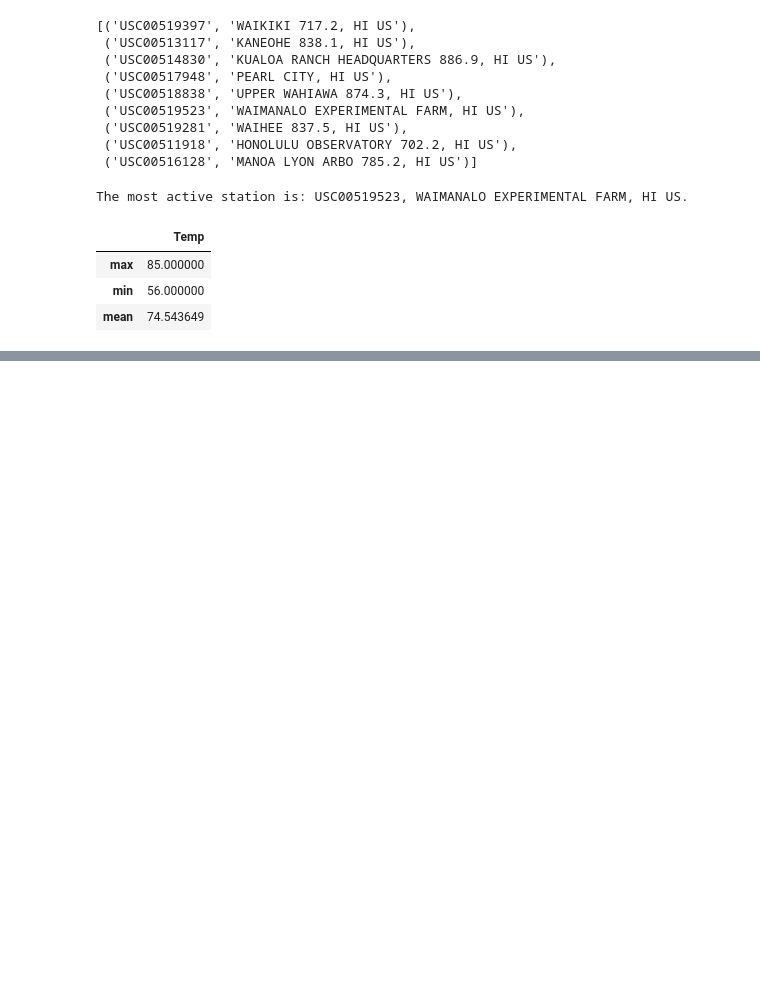
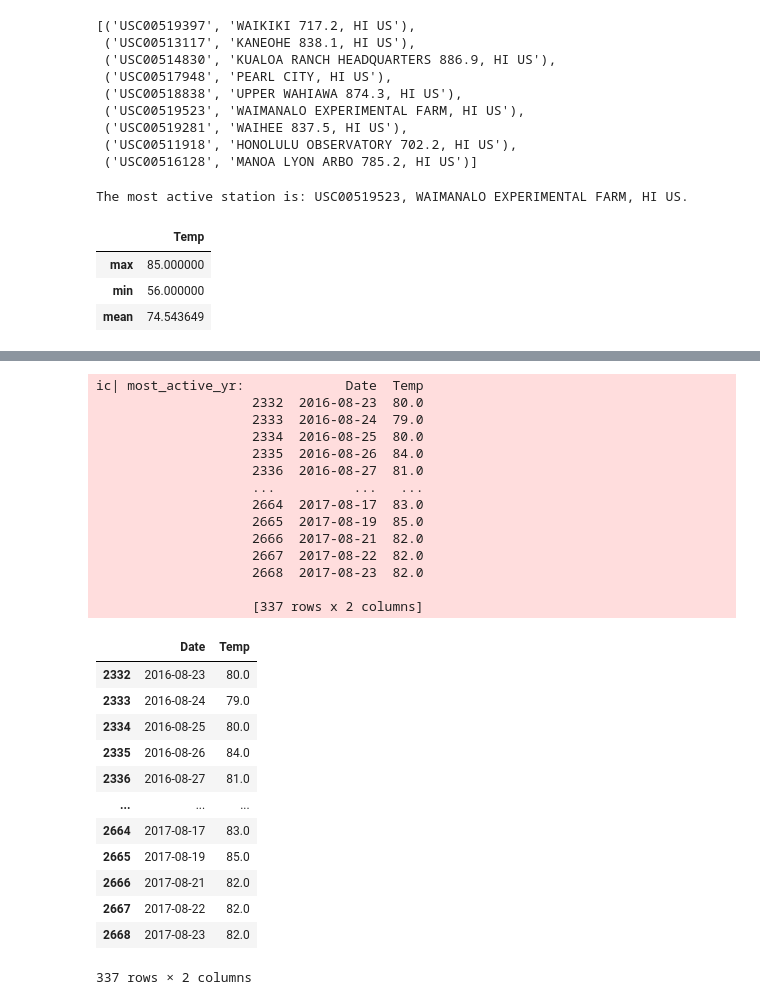
Before and after one commit to rromang/sqlalchemy-challenge, a Jupyter notebook: climate.ipynb, the cells around one changed output, grey strips where cells are left out. Cells and saved outputs as stored; diff of their text form; code cells hidden in the pictures; blank space fills up the shorter version.

```diff
--- a/climate.ipynb
+++ b/climate.ipynb
@@ -244,0 +247,31 @@ plt.show()
+# %%
+most_active_yr = most_active_df[most_active_df['Date']>= '2016-08-23'].sort_values('Date')
+ic(most_active_yr)
+# %% [output]
+ic| most_active_yr:             Date  Temp
+                    2332  2016-08-23  80.0
+                    2333  2016-08-24  79.0
+                    2334  2016-08-25  80.0
+                    2335  2016-08-26  84.0
+                    2336  2016-08-27  81.0
+                    ...          ...   ...
+                    2664  2017-08-17  83.0
+                    2665  2017-08-19  85.0
+                    2666  2017-08-21  82.0
+                    2667  2017-08-22  82.0
+                    2668  2017-08-23  82.0
+
+                    [337 rows x 2 columns]
+|  | Date | Temp |
+| 2332 | 2016-08-23 | 80.0 |
+| 2333 | 2016-08-24 | 79.0 |
+| 2334 | 2016-08-25 | 80.0 |
+| 2335 | 2016-08-26 | 84.0 |
+| 2336 | 2016-08-27 | 81.0 |
+| ... | ... | ... |
+| 2664 | 2017-08-17 | 83.0 |
+| 2665 | 2017-08-19 | 85.0 |
+| 2666 | 2017-08-21 | 82.0 |
+| 2667 | 2017-08-22 | 82.0 |
+| 2668 | 2017-08-23 | 82.0 |
+337 rows × 2 columns
```
Also changed, not shown: parts of 2 cells of this notebook.
